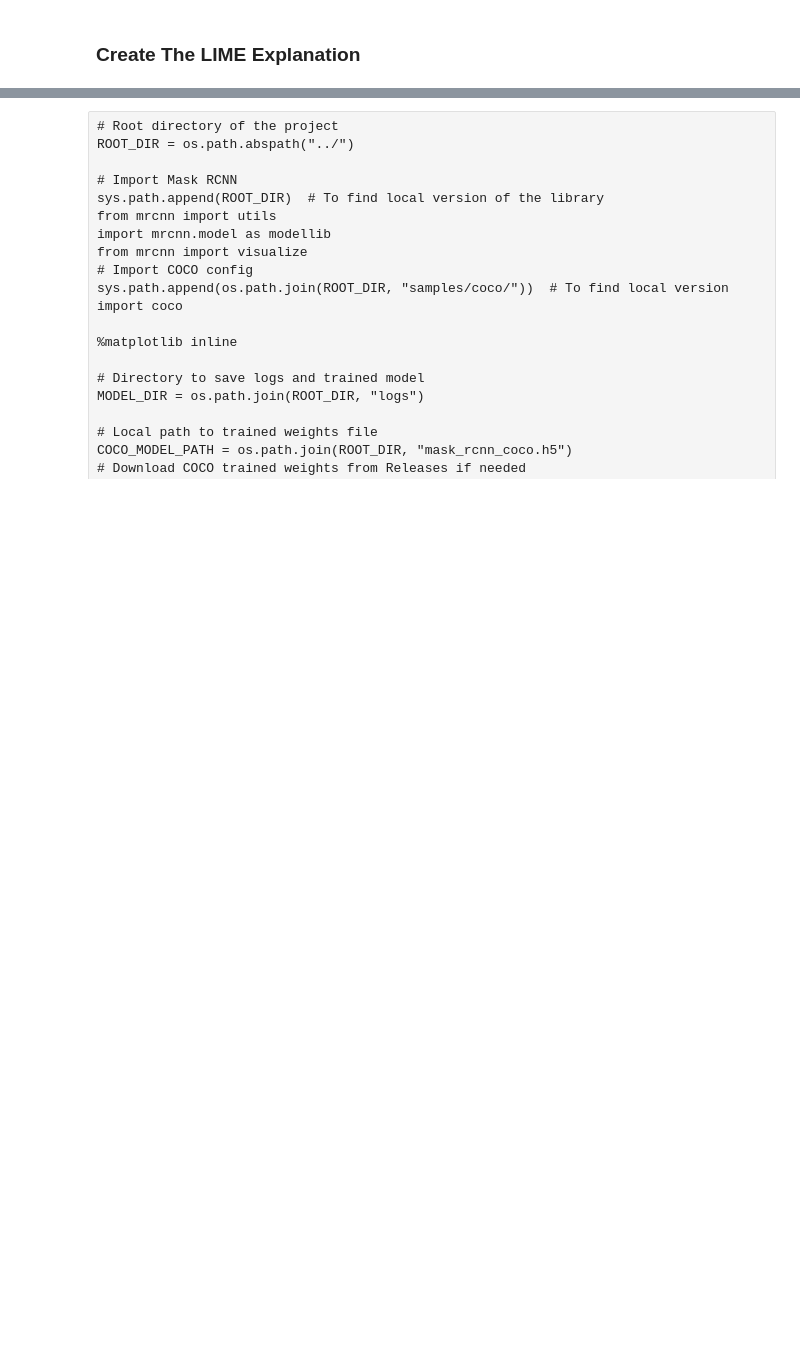
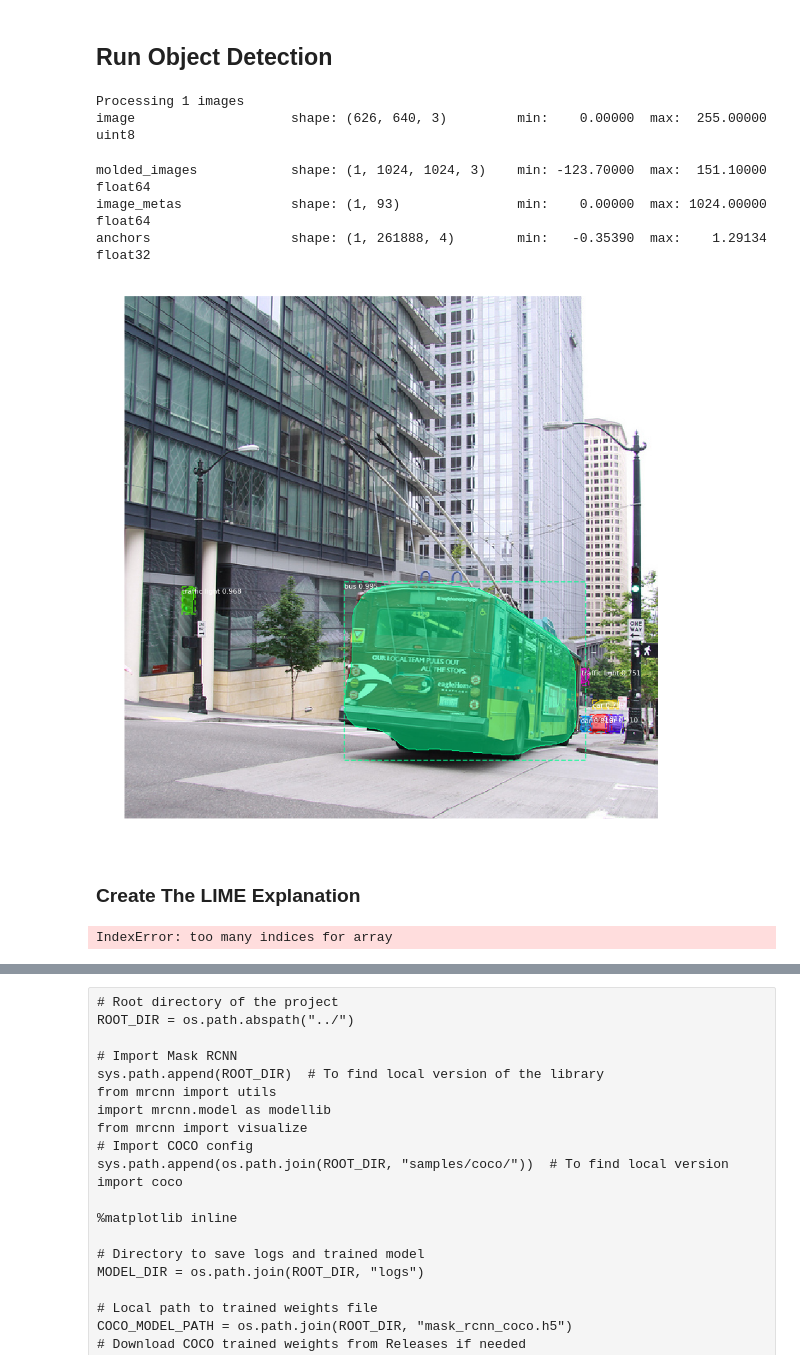
Before and after one commit to michaeltu1/Mask_RCNN, a Jupyter notebook: samples/lime_mask_rcnn.ipynb, the cells around one changed output, grey strips where cells are left out. Cells and saved outputs as stored; diff of their text form; code cells hidden in the pictures; blank space fills up the shorter version.

Commit message:
trying to create explanation

```diff
--- a/samples/lime_mask_rcnn.ipynb
+++ b/samples/lime_mask_rcnn.ipynb
@@ -69,8 +75,7 @@ COCO_DIR = "path to COCO dataset"  # TODO: enter value here
 # %%
-# Override the training configurations with a few# Overr
-# changes for inferencing.
-class InferenceConfig(config.__class__):
-    # Run detection on one image at a time
+class InferenceConfig(coco.CocoConfig):
+    # Set batch size to 1 since we'll be running inference on
+    # one image at a time. Batch size = GPU_COUNT * IMAGES_PER_GPU
     GPU_COUNT = 1
     IMAGES_PER_GPU = 1
 
@@ -151,3 +129,43 @@ visualize.plot_overlaps(gt_class_id, r['class_ids'], r['scores'],
+# %%
+# COCO Class names
+# Index of the class in the list is its ID. For example, to get ID of
+# the teddy bear class, use: class_names.index('teddy bear')
+class_names = ['BG', 'person', 'bicycle', 'car', 'motorcycle', 'airplane',
+               'bus', 'train', 'truck', 'boat', 'traffic light',
+               'fire hydrant', 'stop sign', 'parking meter', 'bench', 'bird',
+               'cat', 'dog', 'horse', 'sheep', 'cow', 'elephant', 'bear',
+               'zebra', 'giraffe', 'backpack', 'umbrella', 'handbag', 'tie',
+               'suitcase', 'frisbee', 'skis', 'snowboard', 'sports ball',
+               'kite', 'baseball bat', 'baseball glove', 'skateboard',
+               'surfboard', 'tennis racket', 'bottle', 'wine glass', 'cup',
+               'fork', 'knife', 'spoon', 'bowl', 'banana', 'apple',
+               'sandwich', 'orange', 'broccoli', 'carrot', 'hot dog', 'pizza',
+               'donut', 'cake', 'chair', 'couch', 'potted plant', 'bed',
+               'dining table', 'toilet', 'tv', 'laptop', 'mouse', 'remote',
+               'keyboard', 'cell phone', 'microwave', 'oven', 'toaster',
+               'sink', 'refrigerator', 'book', 'clock', 'vase', 'scissors',
+               'teddy bear', 'hair drier', 'toothbrush']
+# %% [markdown]
+## Run Object Detection
+# %%
+# Load a random image from the images folder
+file_names = next(os.walk(IMAGE_DIR))[2]
+image = skimage.io.imread(os.path.join(IMAGE_DIR, random.choice(file_names)))
+
+# Run detection
+results = model.detect([image], verbose=1)
+
+# Visualize results
+r = results[0]
+visualize.display_instances(image, r['rois'], r['masks'], r['class_ids'],
+                            class_names, r['scores'])
+# %% [output]
+Processing 1 images
+image                    shape: (626, 640, 3)         min:    0.00000  max:  255.00000  uint8
+molded_images            shape: (1, 1024, 1024, 3)    min: -123.70000  max:  151.10000  float64
+image_metas              shape: (1, 93)               min:    0.00000  max: 1024.00000  float64
+anchors                  shape: (1, 261888, 4)        min:   -0.35390  max:    1.29134  float32
+[figure, added]
 # %% [markdown]
 ### Create The LIME Explanation
 # %%
@@ -170,4 +187,6 @@ classifier_fn: classifier prediction probability function, which
 
 """
 # Hide color is the color for a superpixel turned OFF. Alternatively, if it is NONE, the superpixel will be replaced by the average of its pixels
-explanation = explainer.explain_instance(images[0], pred_fn, top_labels=5, hide_color=0, num_samples=1000)
+explanation = explainer.explain_instance(image, pred_fn, top_labels=5, hide_color=0, num_samples=1000, batch_size=1)
+# %% [output]
+IndexError: too many indices for array
```
Also changed, not shown: parts of 36 cells of this notebook, 6 other files.
